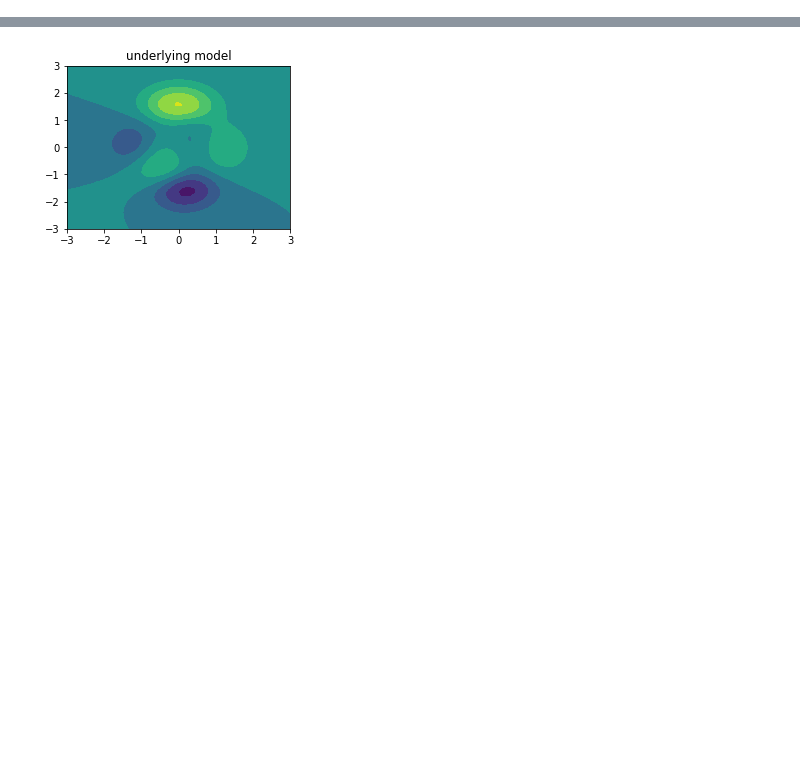
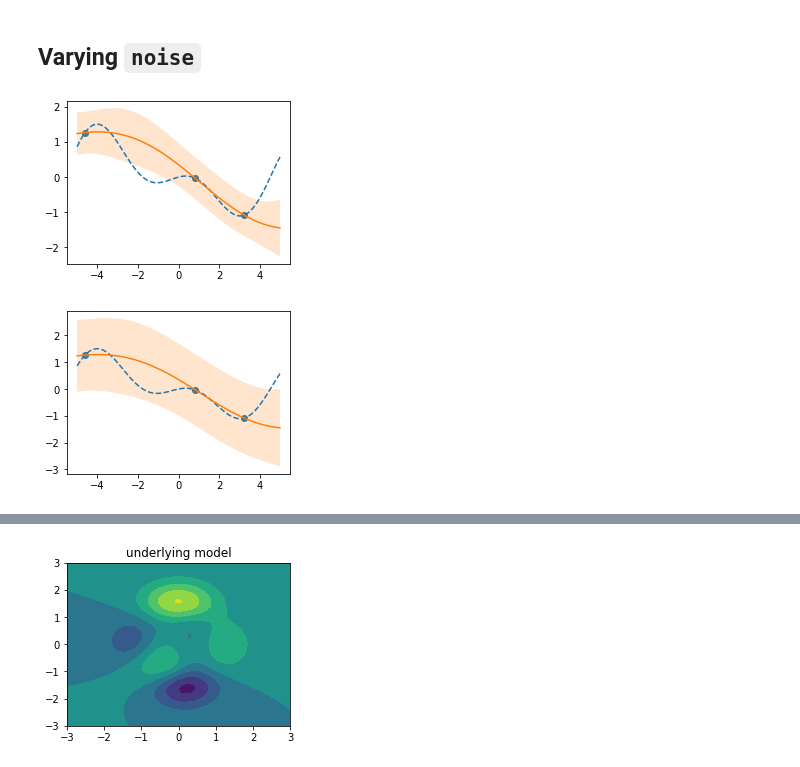
Before and after one commit to MGuo-Lab/oodx, a Jupyter notebook: notebooks/gaussian_processes.ipynb, the cells around one changed output, grey strips where cells are left out. Saved outputs shown, nothing was run; the diff lists cells and outputs as text; code cells hidden in the pictures; blank space fills up the shorter version.

```diff
--- a/notebooks/gaussian_processes.ipynb
+++ b/notebooks/gaussian_processes.ipynb
@@ -0,0 +136,9 @@
+# %% [markdown]
+## Varying `noise`
+# %%
+for noise in [0.1, 0.5]:
+    api.regressor.noise = noise
+    plot_1d(api, show_underlying=True, show_samples=True)
+# %% [output]
+[figure, added]
+[figure, added]
```
Also changed, not shown: parts of 20 cells of this notebook, 1 other file.
